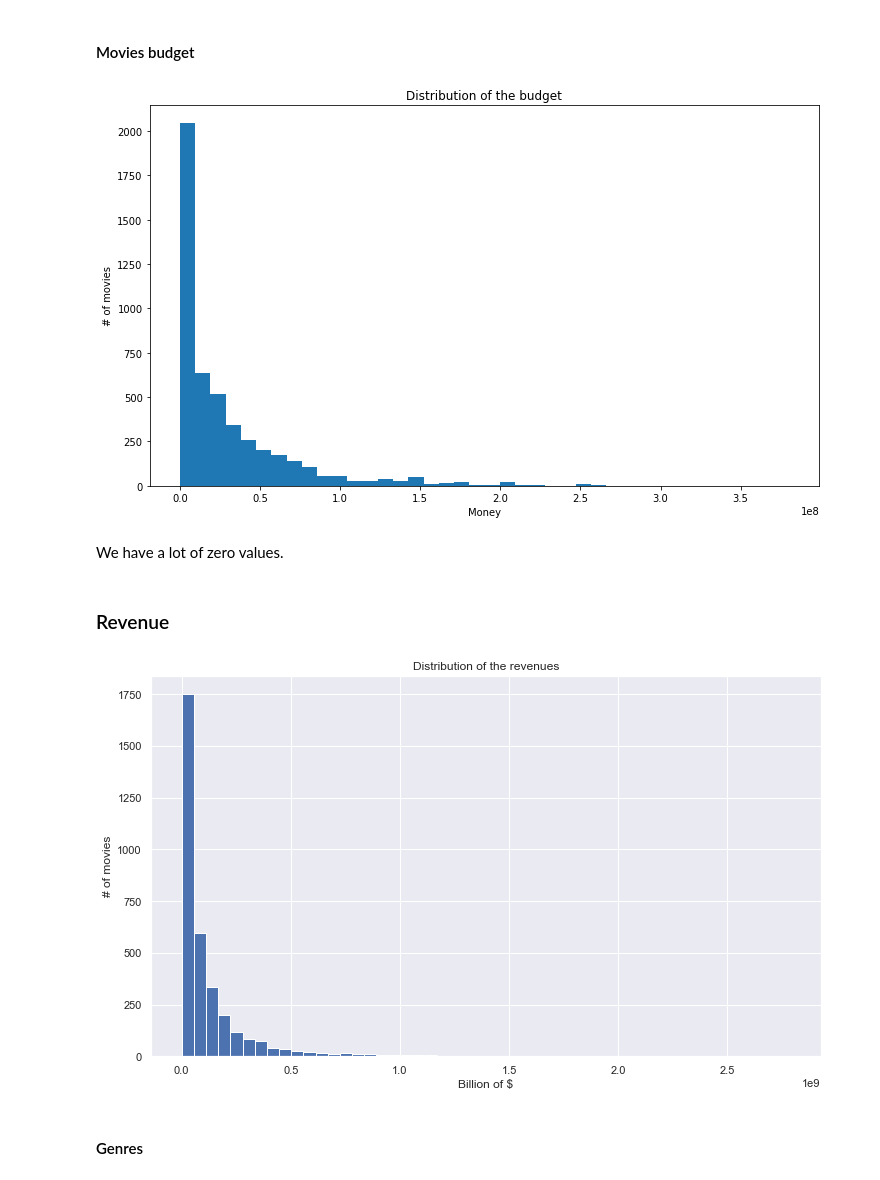
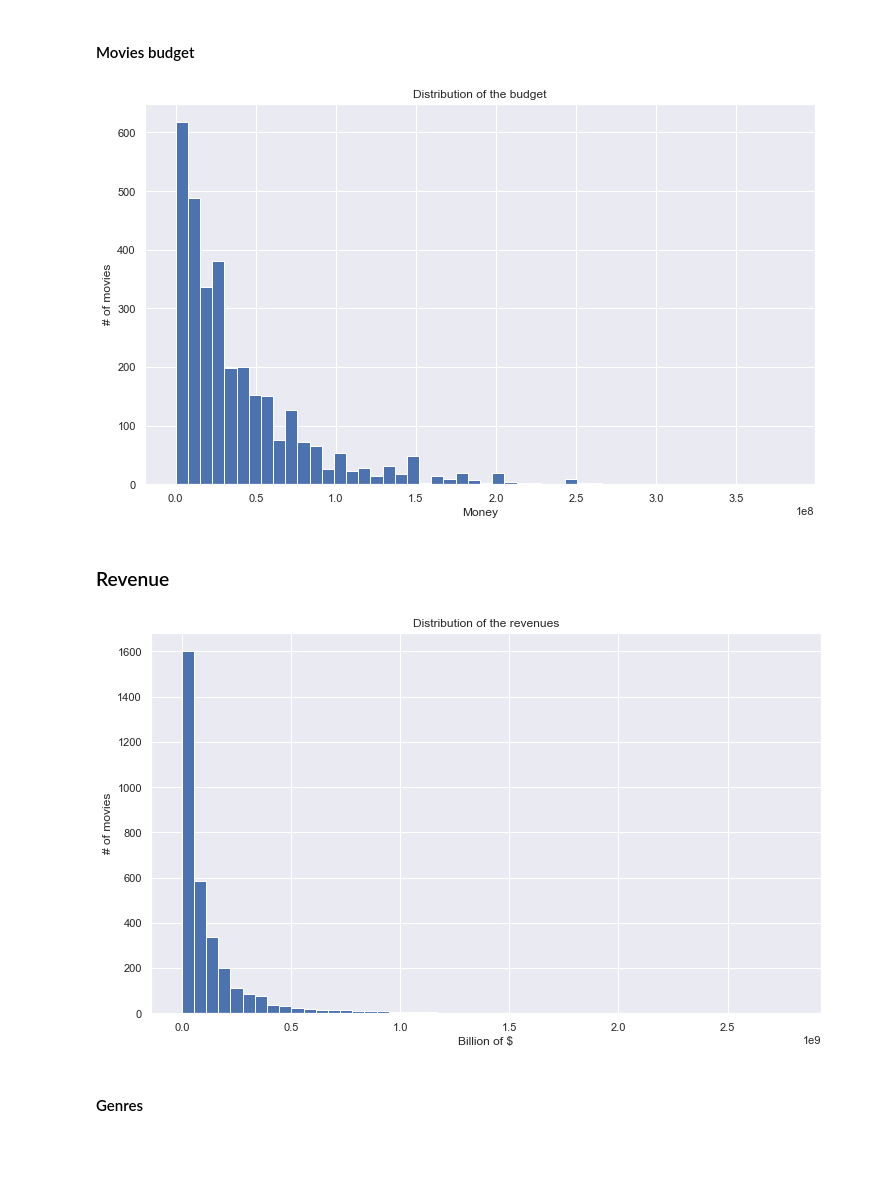
Before and after one commit to ridhachahed/Project-TMDB-5000-Movie-Dataset, a Jupyter notebook: Untitled.ipynb, the cells around one changed output. Saved outputs shown, nothing was run; the diff lists cells and outputs as text; code cells hidden in the pictures; blank space fills up the shorter version.

```diff
--- a/Untitled.ipynb
+++ b/Untitled.ipynb
@@ -93,0 +119,2 @@ dtype: int64
+# %%
+movie_df.runtime.fillna(movie_df.runtime.mean(),inplace=True)
@@ -93,0 +136,2 @@ dtype: int64
+# %%
+movie_df.overview.fillna("Unsepecified",inplace=True)
@@ -93,0 +164,5 @@ dtype: int64
+# %%
+outlier_thresh=1000
+movie_df=movie_df[movie_df.budget>outlier_thresh]
+movie_df=movie_df[movie_df.revenue>outlier_thresh]
+len(movie_df)
@@ -93,0 +180,2 @@ dtype: int64
+# %%
+movie_df=movie_df[movie_df.vote_count>0]
@@ -218,15 +357,13 @@ Series([], Name: title, dtype: int64)
 #### Movies budget
 # %%
 plt.figure(figsize=(12,7))
-plt.hist(movie_df['budget'],bins= 40)
+plt.hist(movie_df['budget'],bins= 50)
 plt.title("Distribution of the budget")
 plt.xlabel('Money')
 plt.ylabel('# of movies')
 plt.show()
 # %% [output]
-[figure, old version]
+[figure, new version]
-# %% [markdown]
-We have a lot of zero values.
 # %% [markdown]
 ### Revenue
 # %%
@@ -237,4 +374,4 @@ plt.xlabel('Billion of $')
 plt.ylabel('# of movies')
 plt.show()
 # %% [output]
-[figure, old version]
+[figure, new version]
```
Also changed, not shown: parts of 146 cells of this notebook.
